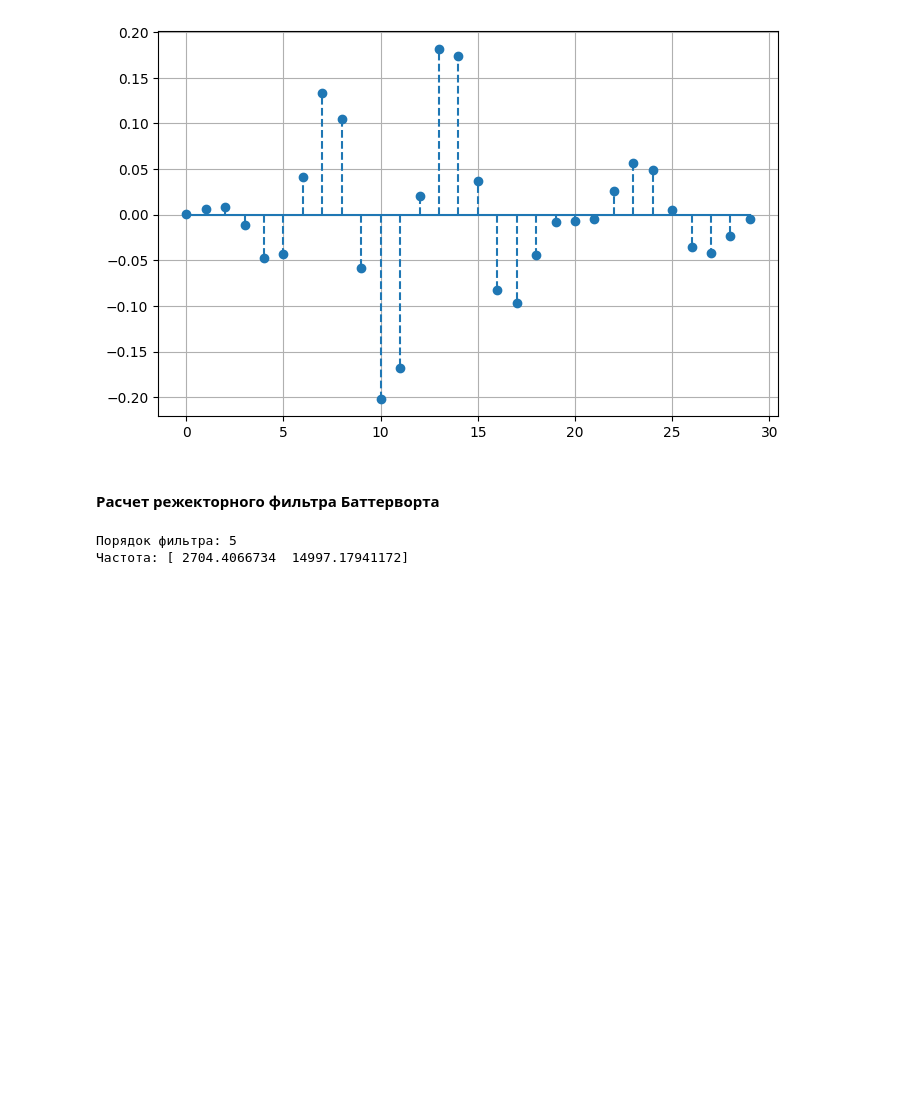
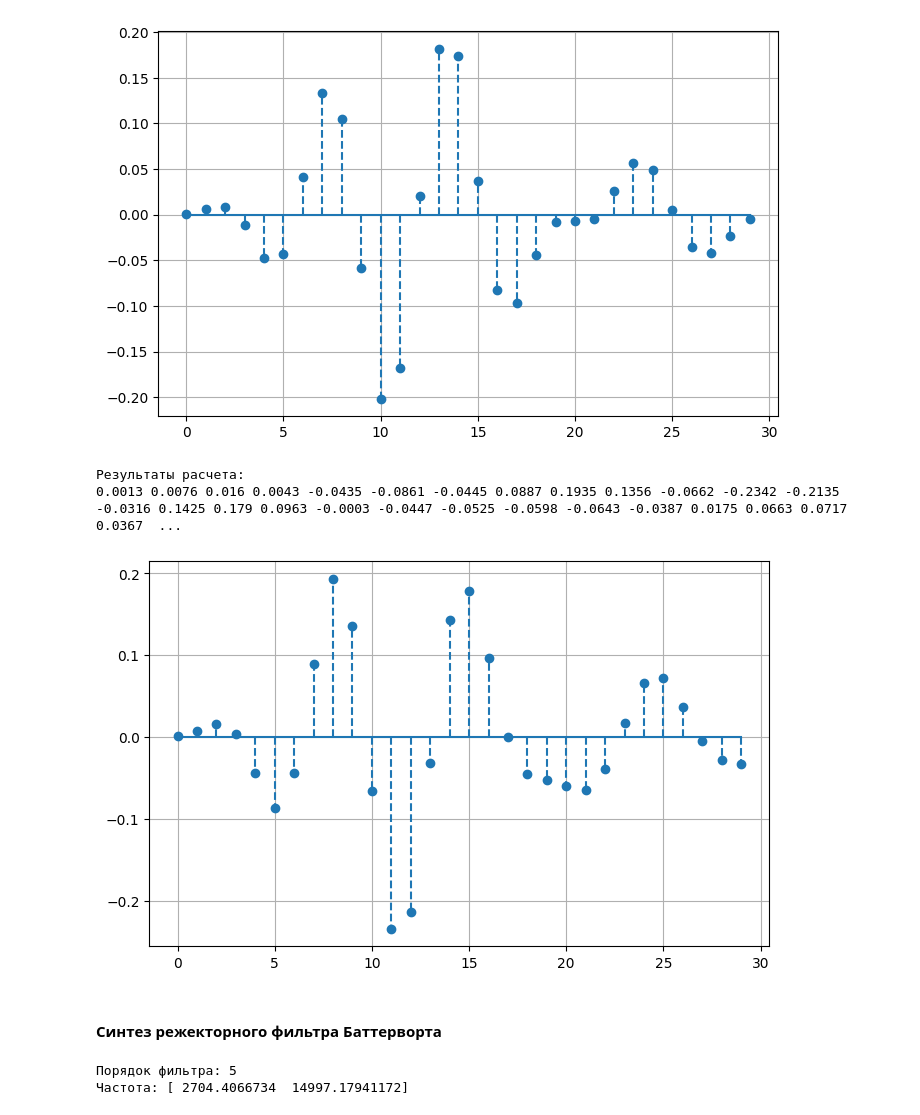
Before and after one commit to sethlearning/DigitalSignalProcessing-II, a Jupyter notebook: Filters/Sinthesyzing/Digital/FilterSynthesizingDigital-1-Butterworth.ipynb, the cells around one changed output. Cells and saved outputs as stored; diff of their text form; code cells hidden in the pictures; blank space fills up the shorter version.

```diff
--- a/Filters/Sinthesyzing/Digital/FilterSynthesizingDigital-1-Butterworth.ipynb
+++ b/Filters/Sinthesyzing/Digital/FilterSynthesizingDigital-1-Butterworth.ipynb
@@ -349,8 +400,32 @@ plt.show()
 Результаты расчета:
 0.0013 0.0063 0.0084 -0.0117 -0.0477 -0.0427 0.0416 0.1332 0.1047 -0.0579 -0.2017 -0.1681 0.0207 0.1819 0.1741 0.0365 -0.0827 -0.0965 -0.0444 -0.0077 -0.0074 -0.0045 0.0256 0.0562 0.0488 0.0053 -0.034 ...
 [figure]
+# %%
+# Переходная характеристика фильтра
+# Возвращаемые значения:
+# t - отсчеты времени, для которых рассчитываются значения
+# y - массив результирующих значений
+# Параметры:
+# b - коэффициенты прямых связей
+# a - коэффициенты обратных связей
+# 1 - шаг временных отсчетов
+# n = количество рассчитываемых отсчетов
+t, y = sp.dstep(system=(b,a,1), n=30)
+
+print('Результаты расчета: ')
+print(*list(np.round(a=y[0][:,0], decimals=4)))
+
+fg, ax = plt.subplots(figsize=(8, 5))
+ax.stem(t,*y, linefmt='C0--', basefmt='C0-')
+# # ax.set(xticks=range(len(x)), yticks=range(0, 40, 5))
+ax.grid()
+plt.show()
+# %% [output]
+Результаты расчета:
+0.0013 0.0076 0.016 0.0043 -0.0435 -0.0861 -0.0445 0.0887 0.1935 0.1356 -0.0662 -0.2342 -0.2135 -0.0316 0.1425 0.179 0.0963 -0.0003 -0.0447 -0.0525 -0.0598 -0.0643 -0.0387 0.0175 0.0663 0.0717 0.0367  ...
+[figure, added]
 # %% [markdown]
-#### Расчет режекторного фильтра Баттерворта
+#### Синтез режекторного фильтра Баттерворта
 # %%
 # Расчет порядка цифрового фильтра Баттерворта
 # Возвращаемые значения:
```
Also changed, not shown: parts of 10 cells of this notebook, 9 other files.
